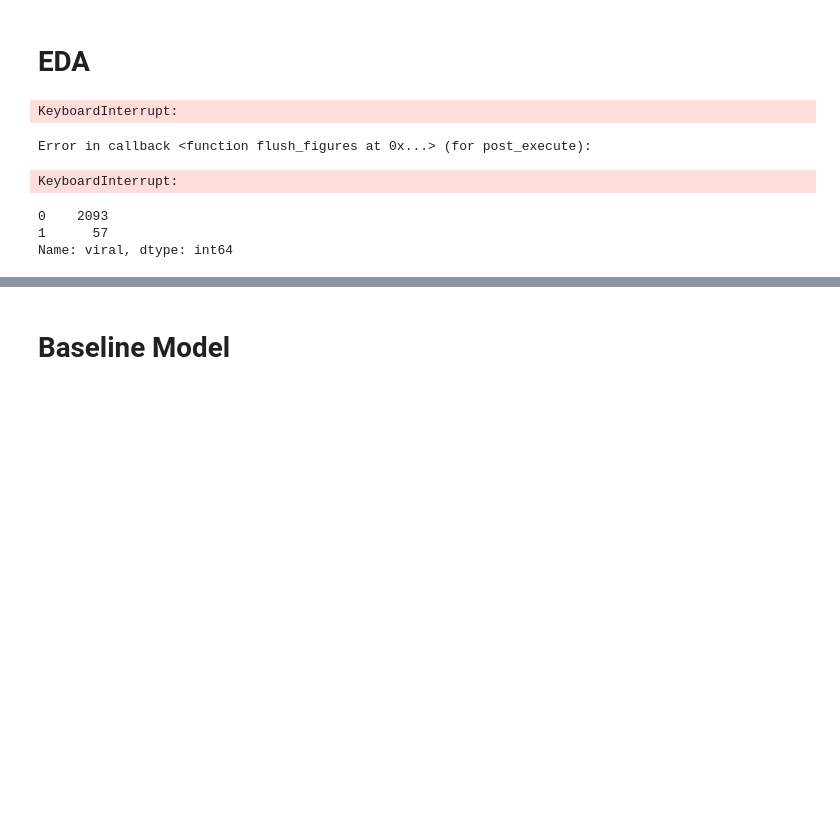
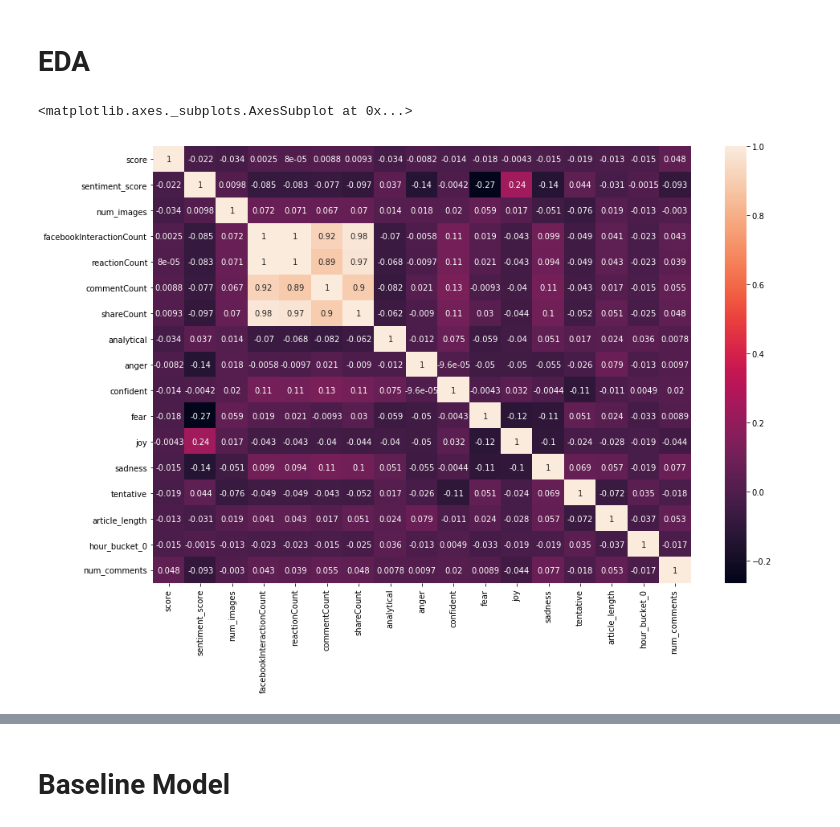
Before and after one commit to willyraedy/capstone, a Jupyter notebook: notebooks/BaselineModel.ipynb, the cells around one changed output, grey strips where cells are left out. Saved outputs shown, nothing was run; the diff lists cells and outputs as text; code cells hidden in the pictures; blank space fills up the shorter version.

Commit message:
remake dataset with all variables - baseline model still sucks

```diff
--- a/notebooks/BaselineModel.ipynb
+++ b/notebooks/BaselineModel.ipynb
@@ -28,3 +74,5 @@ db = MongoClient(**config).reddit_climate_news
+# %%
+baseline_df = model_data.dropna(subset=['fb_interactions'])
 # %% [markdown]
 # Plan
 # %% [markdown]
@@ -107,23 +92,8 @@ dummied = pd.get_dummies(df, columns=['hour_bucket', 'day_of_week'])
-# %%
-baseline_df = dummied.drop(columns=['_id', 'created_utc', 'url', 'tones', 'fb_interactions', 'post_date'])
-baseline_df = baseline_df.dropna(subset=[
-    'facebookInteractionCount',
-    'reactionCount',
-    'reactionCount',
-    'reactionCount'
-])
-baseline_df = baseline_df.fillna(0)
 # %% [markdown]
 # EDA
-# %%
-sns.pairplot(baseline_df, hue='viral')
-# %% [output]
-KeyboardInterrupt:
-Error in callback <function flush_figures at 0x...> (for post_execute):
-KeyboardInterrupt:
-# %%
-baseline_df.viral.value_counts()
-# %% [output]
-0    2093
-1      57
-Name: viral, dtype: int64
+# %%
+plt.figure(figsize=(15, 10))
+sns.heatmap(baseline_df[list(baseline_df.columns[3:24]) + ['num_comments']].corr(), annot=True)
+# %% [output]
+<matplotlib.axes._subplots.AxesSubplot at 0x...>
+[figure, added]
```
Also changed, not shown: parts of 32 cells of this notebook, 4 other files.
